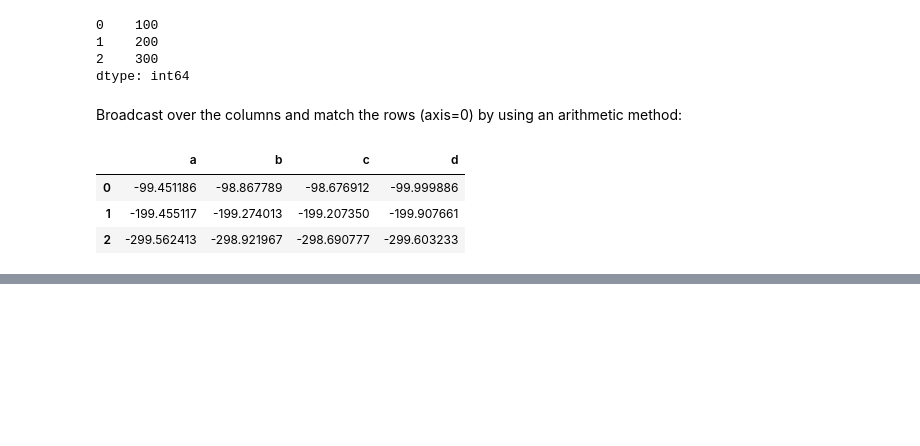
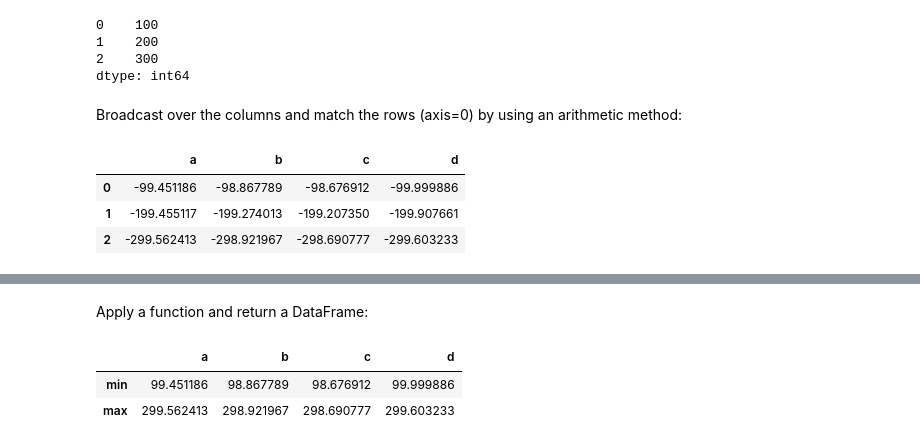
Before and after one commit to donnemartin/data-science-ipython-notebooks, a Jupyter notebook: pandas/pandas.ipynb, the cells around one changed output, grey strips where cells are left out. Cells and saved outputs as stored; diff of their text form; code cells hidden in the pictures; blank space fills up the shorter version.

```diff
--- a/pandas/pandas.ipynb
+++ b/pandas/pandas.ipynb
@@ -807,0 +839,9 @@ df_10.sub(ser_10, axis=0)
+# %% [markdown]
+Apply a function and return a DataFrame:
+# %%
+func_2 = lambda x: Series([x.min(), x.max()], index=['min', 'max'])
+df_12.apply(func_2)
+# %% [output]
+|  | a | b | c | d |
+| min | 99.451186 | 98.867789 | 98.676912 | 99.999886 |
+| max | 299.562413 | 298.921967 | 298.690777 | 299.603233 |
```
Also changed, not shown: parts of 11 cells of this notebook.
